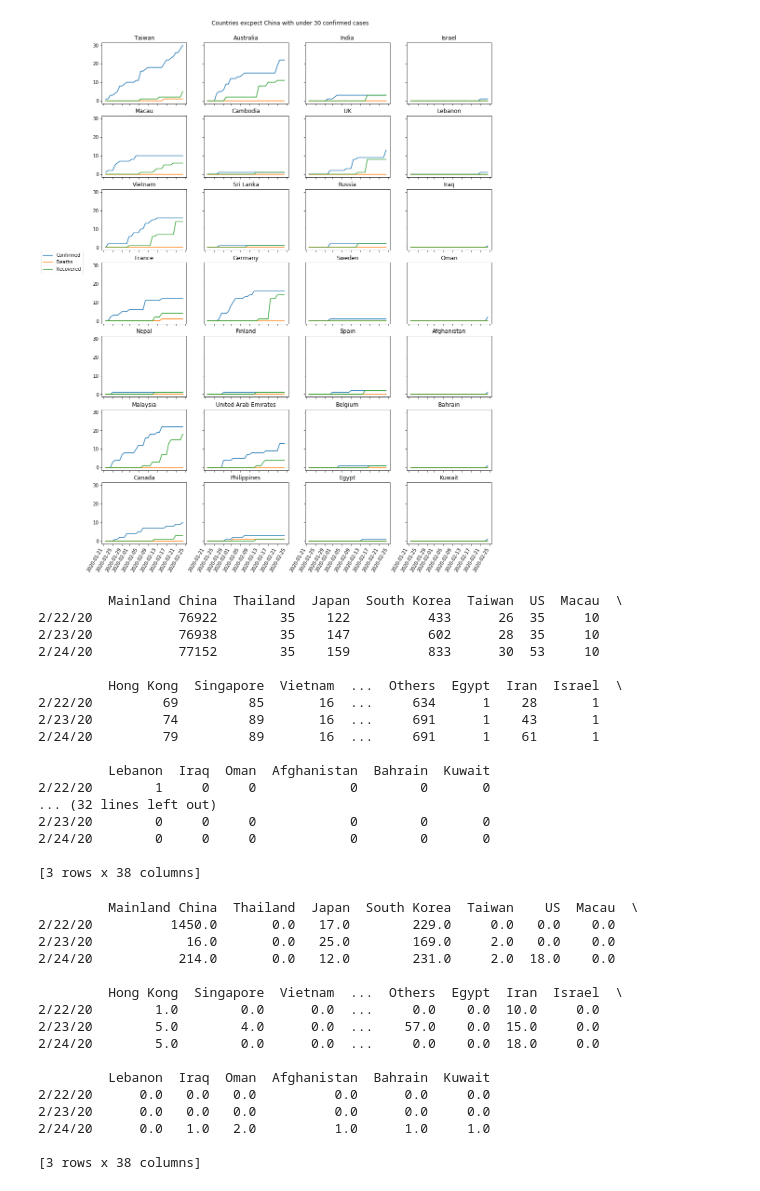
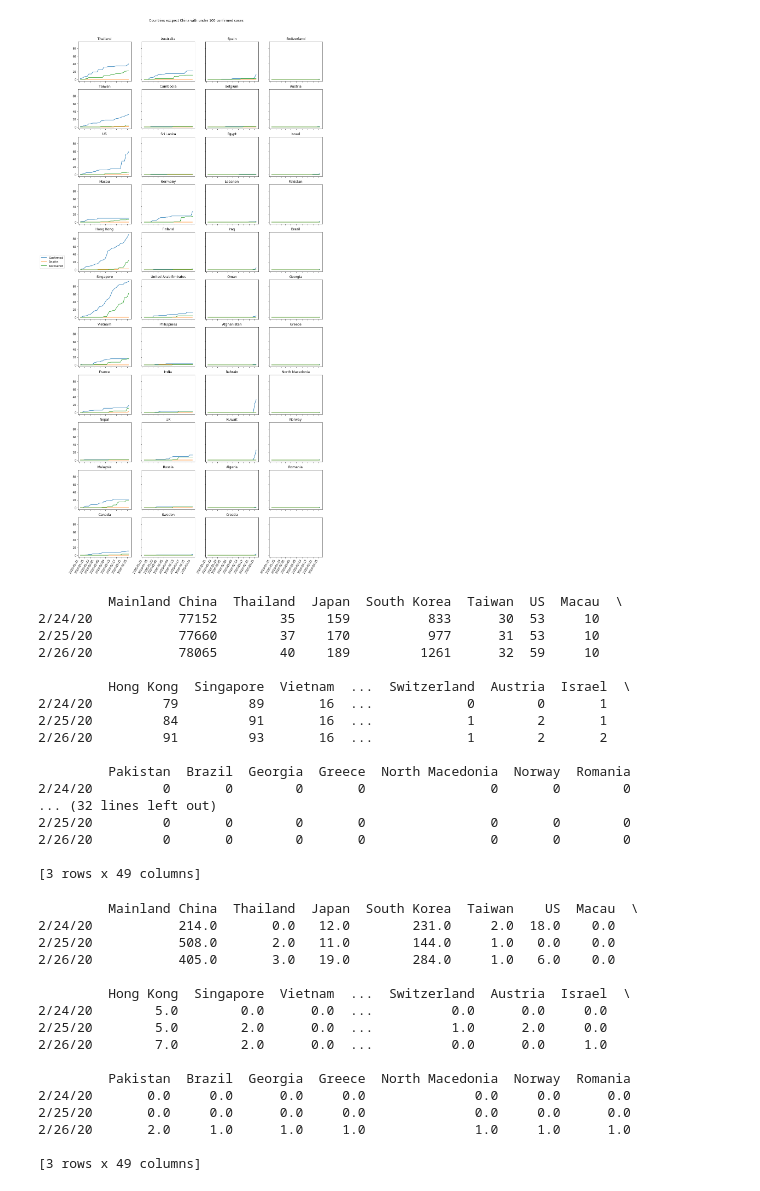
Before and after one commit to msarnacki/coronavirus-2019-nCoV, a Jupyter notebook: main.ipynb, the cells around one changed output. Drawn from its saved outputs; the diff is of its cells as text; code cells hidden in the pictures.

```diff
--- a/main.ipynb
+++ b/main.ipynb
@@ -224,5 +227,5 @@ print(confirmed_country)
 # %%
-limit = 60
+limit = 100
 # %%
 dictionary = {"Country":countries_ts ,"Confirmed":confirmed_country}
 
@@ -265,7 +269,7 @@ plots_in_row = 3
 #define how many rows on how many countries in list without china
 plots_in_col = math.ceil((numOfRows-1)/plots_in_row)
 
-fig, axs = plt.subplots(plots_in_col, plots_in_row, figsize=(15, 10), sharey=True, sharex=True)
+fig, axs = plt.subplots(plots_in_col, plots_in_row, figsize=(15, plots_in_col*4), sharey=True, sharex=True)
 fig.autofmt_xdate(rotation=60)
 
 axs0 = axs.shape[0]
@@ -296,35 +300,35 @@ plt.savefig("img/rest_over_limit.png",bbox_inches='tight')
 ###plot for countries with confirmed cases over limit
 plots_in_row = 4
 #define how many rows on how many countries in list without china
 plots_in_col = math.ceil((len(countries_ts)-numOfRows)/plots_in_row)
 #print(plots_in_col)
-fig, axs = plt.subplots(plots_in_col, plots_in_row, figsize=(15, 22), sharey=True, sharex=True)
+fig, axs = plt.subplots(plots_in_col, plots_in_row, figsize=(16, plots_in_col*3.5), sharey=True, sharex=True)
 fig.autofmt_xdate(rotation=60)
 
 axs0 = axs.shape[0]
 axs1 = axs.shape[1]
 
 i = 0
 j = 0
 
 for country in countries_under_limit["Country"]:
     #print(country)
     axs[i][j].plot(dates_datetime_confirmed, df_confirmed[df_confirmed['Country/Region']==country].iloc[:,4:].sum(axis=0))
     axs[i][j].plot(dates_datetime_deaths, df_deaths[df_deaths['Country/Region']==country].iloc[:,4:].sum(axis=0))
     axs[i][j].plot(dates_datetime_recovered, df_recovered[df_recovered['Country/Region']==country].iloc[:,4:].sum(axis=0))
     axs[i][j].set_title(country)
     #axs[i][j].set_xticklabels(rotation=90)
     i = i + 1
     if i==plots_in_col:
         i = 0
         j = j + 1
         if j==plots_in_row:
             j = 0
 fig.suptitle('Countries excpect China with under {} confirmed cases'.format(limit),y=0.91)
 fig.legend(['Confirmed', 'Deaths', 'Recovered'],loc='upper left', bbox_to_anchor=(0., 0.1, 0.5, 0.5),bbox_transform=plt.gcf().transFigure)
 plt.savefig("img/rest_under_limit.png",bbox_inches='tight')
 # %% [output]
-[figure, old version]
+[figure, new version]
 # %%
 #df_confirmed
 # %%
@@ -343,22 +347,22 @@ df_colCountry_rowDeaths = make_df_colCountry_rowValues(df_deaths, countries_ts)
 df_colCountry_rowRecovered = make_df_colCountry_rowValues(df_recovered, countries_ts)
 # %% [output]
          Mainland China  Thailand  Japan  South Korea  Taiwan  US  Macau  \
-2/22/20           76922        35    122          433      26  35     10
-2/23/20           76938        35    147          602      28  35     10
 2/24/20           77152        35    159          833      30  53     10
+2/25/20           77660        37    170          977      31  53     10
+2/26/20           78065        40    189         1261      32  59     10
 
-         Hong Kong  Singapore  Vietnam  ...  Others  Egypt  Iran  Israel  \
-2/22/20         69         85       16  ...     634      1    28       1
-2/23/20         74         89       16  ...     691      1    43       1
-2/24/20         79         89       16  ...     691      1    61       1
+         Hong Kong  Singapore  Vietnam  ...  Switzerland  Austria  Israel  \
+2/24/20         79         89       16  ...            0        0       1
+2/25/20         84         91       16  ...            1        2       1
+2/26/20         91         93       16  ...            1        2       2
 
-         Lebanon  Iraq  Oman  Afghanistan  Bahrain  Kuwait
-2/22/20        1     0     0            0        0       0
+         Pakistan  Brazil  Georgia  Greece  North Macedonia  Norway  Romania
+2/24/20         0       0        0       0                0       0        0
 ... (32 lines left out)
-2/23/20        0     0     0            0        0       0
-2/24/20        0     0     0            0        0       0
+2/25/20         0       0        0       0                0       0        0
+2/26/20         0       0        0       0                0       0        0
 
-[3 rows x 38 columns]
+[3 rows x 49 columns]
 # %%
 #przyrosty względne
 rel_change_confirmed = df_colCountry_rowConfirmed.pct_change()
@@ -369,21 +373,21 @@ abs_change_recovered = df_colCountry_rowRecovered.diff()
 print(abs_change_confirmed.tail(3))
 # %% [output]
          Mainland China  Thailand  Japan  South Korea  Taiwan    US  Macau  \
-2/22/20          1450.0       0.0   17.0        229.0     0.0   0.0    0.0
-2/23/20            16.0       0.0   25.0        169.0     2.0   0.0    0.0
 2/24/20           214.0       0.0   12.0        231.0     2.0  18.0    0.0
+2/25/20           508.0       2.0   11.0        144.0     1.0   0.0    0.0
+2/26/20           405.0       3.0   19.0        284.0     1.0   6.0    0.0
 
-         Hong Kong  Singapore  Vietnam  ...  Others  Egypt  Iran  Israel  \
-2/22/20        1.0        0.0      0.0  ...     0.0    0.0  10.0     0.0
-2/23/20        5.0        4.0      0.0  ...    57.0    0.0  15.0     0.0
-2/24/20        5.0        0.0      0.0  ...     0.0    0.0  18.0     0.0
+         Hong Kong  Singapore  Vietnam  ...  Switzerland  Austria  Israel  \
+2/24/20        5.0        0.0      0.0  ...          0.0      0.0     0.0
+2/25/20        5.0        2.0      0.0  ...          1.0      2.0     0.0
+2/26/20        7.0        2.0      0.0  ...          0.0      0.0     1.0
 
-         Lebanon  Iraq  Oman  Afghanistan  Bahrain  Kuwait
-2/22/20      0.0   0.0   0.0          0.0      0.0     0.0
-2/23/20      0.0   0.0   0.0          0.0      0.0     0.0
-2/24/20      0.0   1.0   2.0          1.0      1.0     1.0
+         Pakistan  Brazil  Georgia  Greece  North Macedonia  Norway  Romania
+2/24/20       0.0     0.0      0.0     0.0              0.0     0.0      0.0
+2/25/20       0.0     0.0      0.0     0.0              0.0     0.0      0.0
+2/26/20       2.0     1.0      1.0     1.0              1.0     1.0      1.0
 
-[3 rows x 38 columns]
+[3 rows x 49 columns]
 # %%
 #plt.plot(df_colCountry_rowConfirmed["Mainland China"].diff())
 # %%
```
Also changed, not shown: parts of 13 cells of this notebook, 9 other files.
